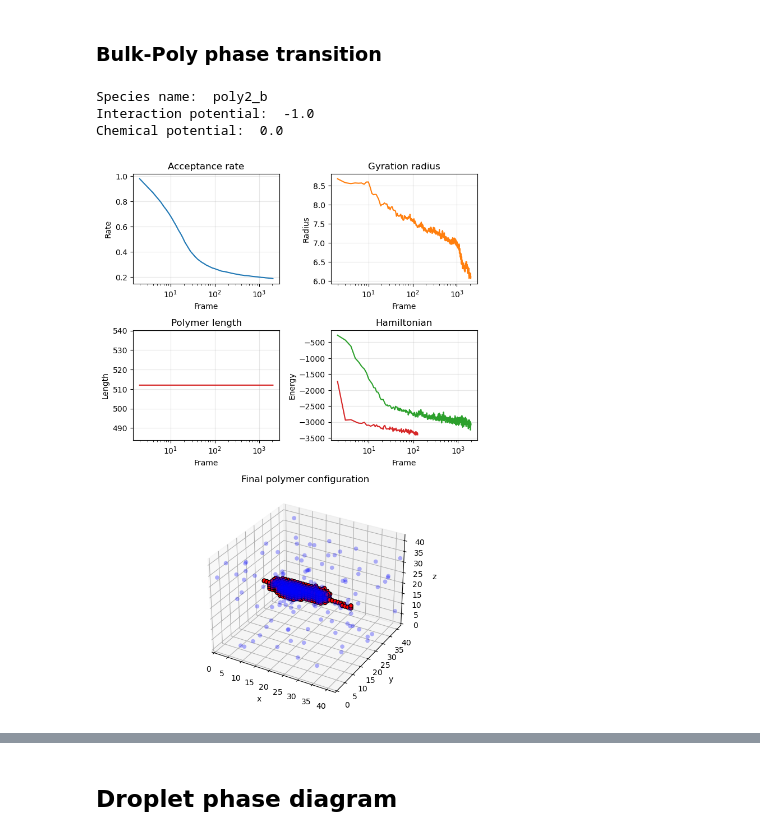
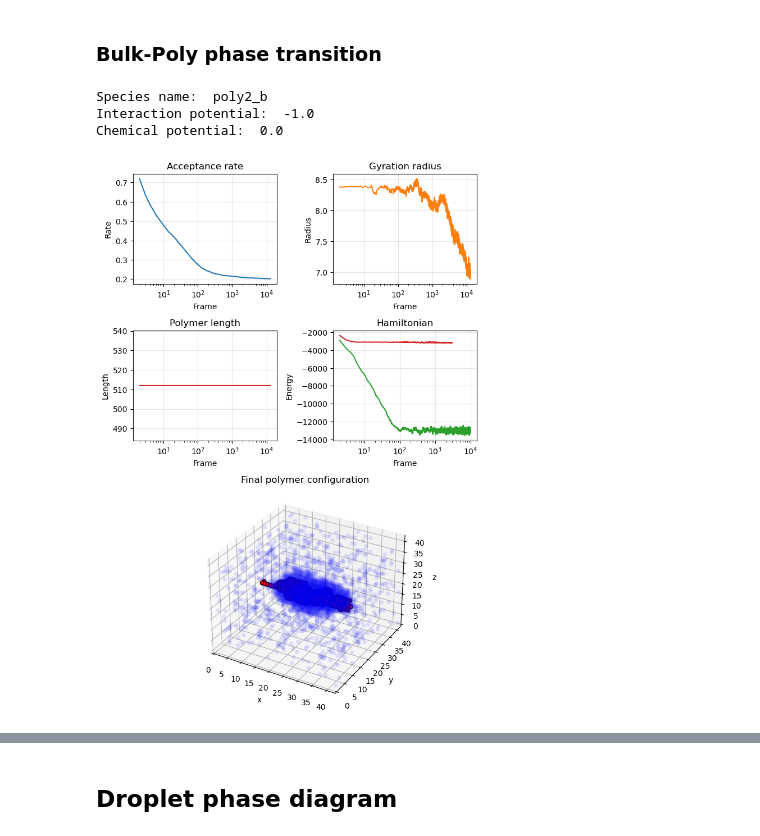
Before and after one commit to ta-rekt/Droplet, a Jupyter notebook: viz.ipynb, the cells around one changed output, grey strips where cells are left out. Cells and saved outputs as stored; diff of their text form; code cells hidden in the pictures.

```diff
--- a/viz.ipynb
+++ b/viz.ipynb
@@ -1335,8 +1335,10 @@ def plot_simulation_dashboard(res_or_path, keya, keyb, show=True, psize=30):
     x, y, z, _ = res["final_coordinates_poly"]
     xb, yb, zb, _ = res["final_coordinates_bulk"]
 
-    ax3d.scatter(x, y, z, s=psize, c='red', marker='o', edgecolor='black', alpha=1)
-    ax3d.scatter(xb, yb, zb, s=psize, c='blue', marker='o', edgecolor='none', alpha=0.3)
+    ax3d.scatter(x, y, z, s=psize, c='red', marker='o',
+            edgecolor='black', alpha=1)
+    ax3d.scatter(xb, yb, zb, s=psize, c='blue', marker='o',
+            edgecolor='none', alpha=0.1)
 
     L = res.get('boxlength', None)
     if L is not None:
@@ -1354,15 +1356,15 @@ def plot_simulation_dashboard(res_or_path, keya, keyb, show=True, psize=30):
     return fig
 # %%
 # Example usage:
-alpha_index = 1
+alpha_index = 4
 beta_index = 1
-fig = plot_simulation_dashboard('data/20260126/poly_bulk_phases_42_512/output_cpu{}.json'.format(alpha_index),
+fig = plot_simulation_dashboard('data/20260127/poly_bulk_phases_42_4096/output_cpu{}.json'.format(alpha_index),
                                 alpha_index, beta_index)
 # %% [output]
 Species name:  poly2_b
 Interaction potential:  -1.0
 Chemical potential:  0.0
-[figure, old version]
+[figure, new version]
 # %%
 def plot_order_param(data_dirs, labels=None, warmup=None, thinning=None, figax=None):
     """
```
Also changed, not shown: parts of 1 cell of this notebook, 1 other file.
